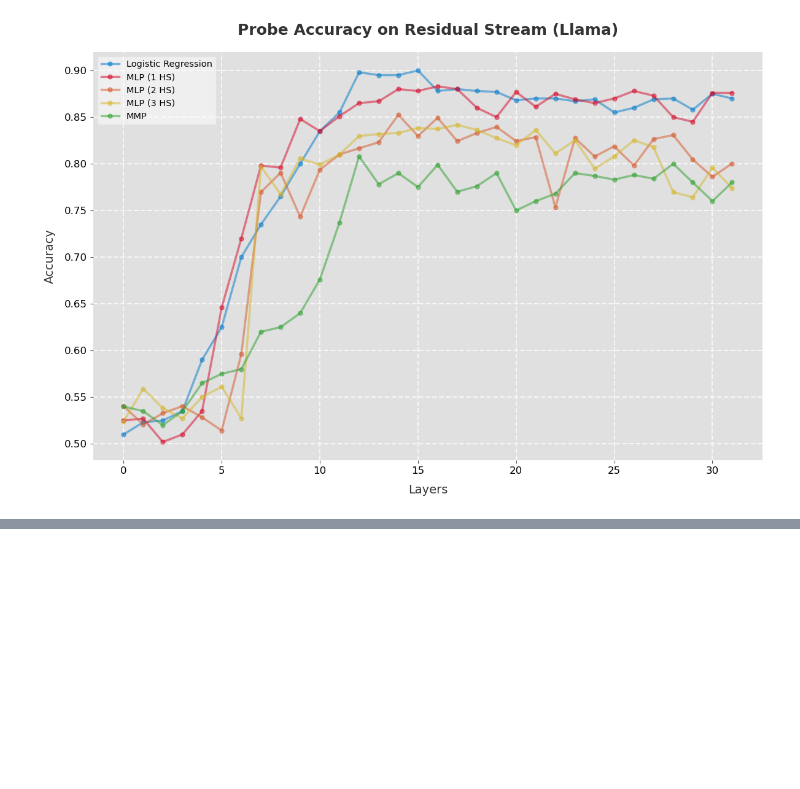
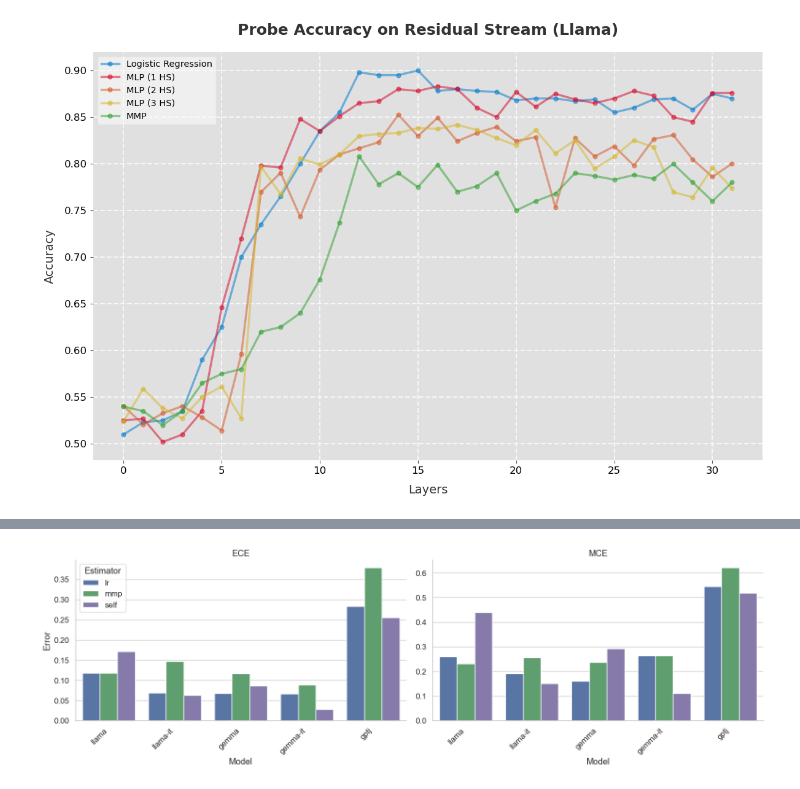
Before and after one commit to Supersheep7/belief-repr1, a Jupyter notebook: barplot.ipynb, the cells around one changed output, grey strips where cells are left out. Saved outputs shown, nothing was run; the diff lists cells and outputs as text; code cells hidden in the pictures; blank space fills up the shorter version.

Commit message:
First before polish

```diff
--- a/barplot.ipynb
+++ b/barplot.ipynb
@@ -536,0 +277,77 @@ scores_models = {
+# %%
+import matplotlib.pyplot as plt
+import seaborn as sns
+import pandas as pd
+
+errors = {'llama': {'ece': {'lr': 0.118, 'mmp': 0.118, 'self': 0.1720}, 'mce': {'lr': 0.26, 'mmp': 0.232, 'self': 0.439}},
+          'llama-it': {'ece': {'lr': 0.069, 'mmp': 0.1470, 'self': 0.063}, 'mce': {'lr': 0.1920, 'mmp': 0.2570, 'self': 0.1510}},
+          'gemma': {'ece': {'lr': 0.068, 'mmp': 0.117, 'self': 0.086}, 'mce': {'lr': 0.16, 'mmp': 0.237, 'self': 0.293}},
+          'gemma-it': {'ece': {'lr': 0.066, 'mmp': 0.089, 'self': 0.028}, 'mce': {'lr': 0.263, 'mmp': 0.263, 'self': 0.111}},
+          'gptj': {'ece': {'lr': 0.283, 'mmp': 0.379, 'self': 0.256}, 'mce': {'lr': 0.544, 'mmp': 0.621, 'self': 0.519}}}
+# %%
+import matplotlib.pyplot as plt
+import seaborn as sns
+import pandas as pd
+
+# Flatten the nested dictionary into a DataFrame
+rows = []
+for model, metrics in errors.items():
+    for error_type, methods in metrics.items():
+        for method, value in methods.items():
+            rows.append({
+                'Model': model,
+                'Error Type': error_type.upper(),  # ECE or MCE
+                'Calibration Method': method,
+                'Error Value': value
+            })
+
+df = pd.DataFrame(rows)
+
+# Set desired color palette
+palette = {
+    'lr': '#4C72B0',     # default blue
+    'mmp': '#55A868',    # green
+    'self': '#8172B2'    # purple
+}
+
+# Sort calibration method to keep bar order consistent
+df['Calibration Method'] = pd.Categorical(df['Calibration Method'], categories=['lr', 'mmp', 'self'], ordered=True)
+
+# Plot
+sns.set(style="whitegrid", font_scale=1.1)
+g = sns.catplot(
+    data=df,
+    x='Model',
+    y='Error Value',
+    hue='Calibration Method',
+    col='Error Type',
+    kind='bar',
+    height=5,
+    aspect=1.4,
+    palette=palette,
+    sharey=False
+)
+
+g.set_titles("{col_name}")
+g.set_axis_labels("Model", "Error")
+# Remove shared legend
+g._legend.remove()
+
+# Add it to first subplot (ECE)
+handles, labels = g.axes[0, 0].get_legend_handles_labels()
+g.axes[0, 0].legend(
+    handles, labels,
+    loc='upper left',
+    title='Estimator',
+    frameon=True  # optional: removes border around legend
+)
+g.set_xticklabels(rotation=45, ha='right')
+
+# Rotate x labels
+for ax in g.axes.flatten():
+    ax.set_xticklabels(ax.get_xticklabels(), rotation=45)
+
+plt.tight_layout()
+plt.show()
+# %% [output]
+[figure, added]
```
Also changed, not shown: parts of 24 cells of this notebook, 2 other files.
